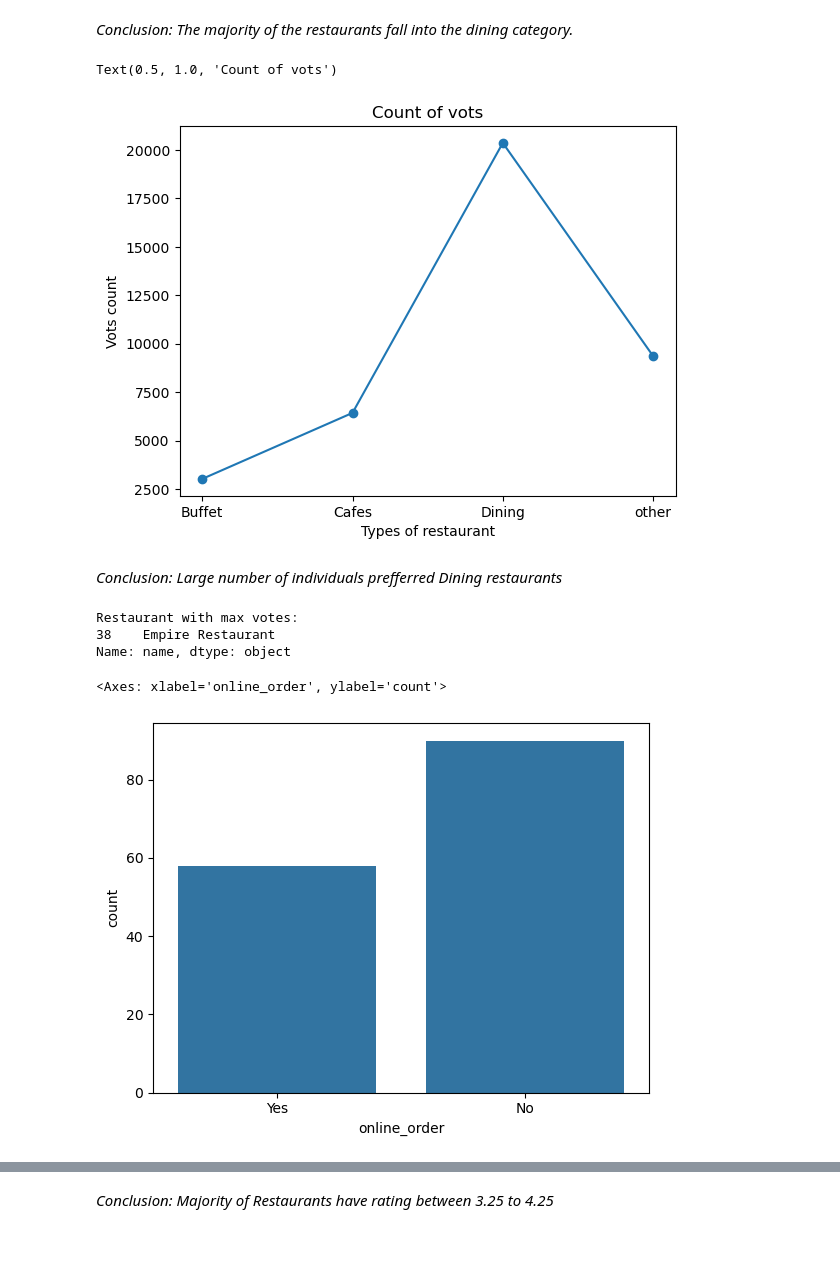
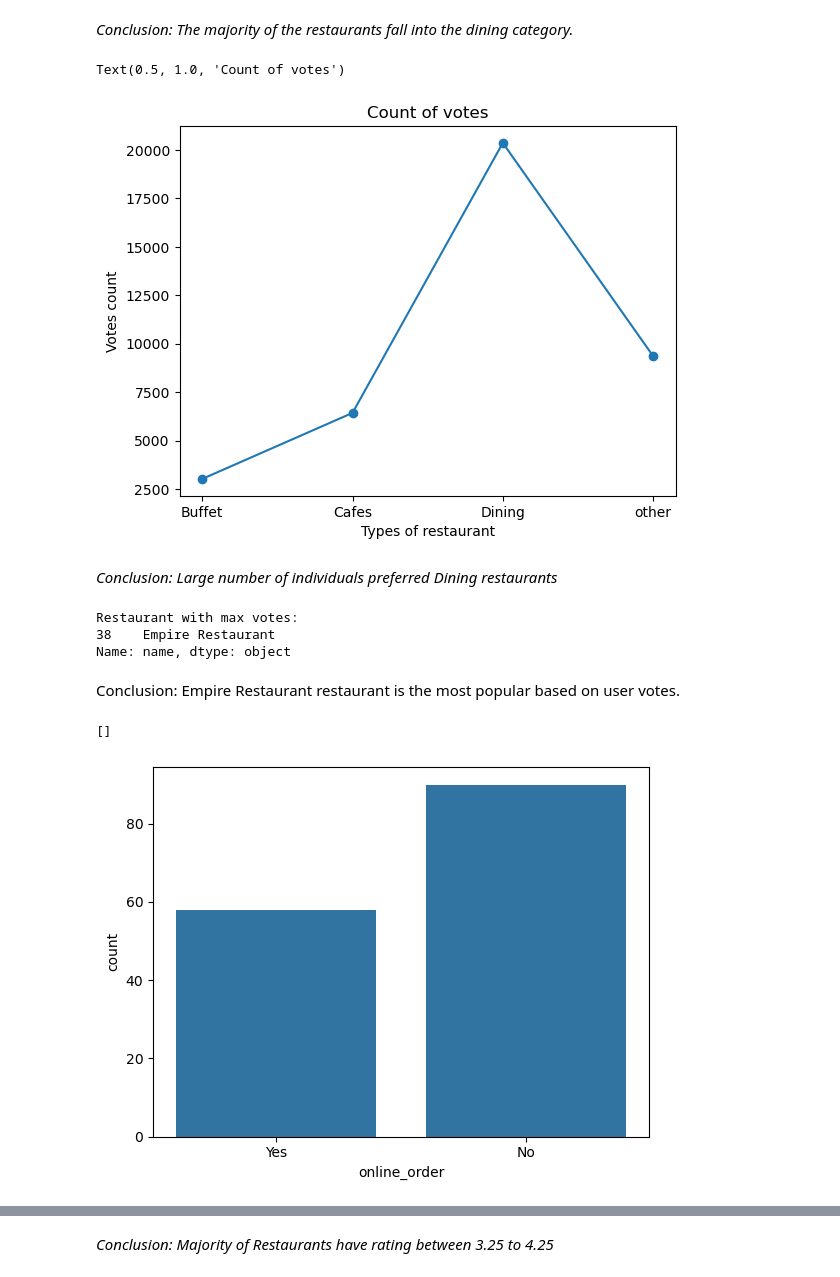
Before and after one commit to codebywolf/Data-Science, a Jupyter notebook: Data Analysis/Zomato/zomato_analysis.ipynb, the cells around one changed output, grey strips where cells are left out. Saved outputs shown, nothing was run; the diff lists cells and outputs as text; code cells hidden in the pictures; blank space fills up the shorter version.

```diff
--- a/Data Analysis/Zomato/zomato_analysis.ipynb
+++ b/Data Analysis/Zomato/zomato_analysis.ipynb
@@ -45,16 +50,17 @@ Text(0.5, 0, 'Types of restaurant')
 # %% [markdown]
 *Conclusion: The majority of the restaurants fall into the dining category.*
 # %%
-# Count of votes
+# --- Analysis 2: Votes by Restaurant Type ---
+# Group votes by restaurant type and plot the results
 grouped_data = df.groupby('listed_in(type)')['votes'].sum()
 result = pd.DataFrame({'votes': grouped_data})
 plt.plot(result, marker='o')
-plt.ylabel("Vots count")
+plt.ylabel("Votes count")
 plt.xlabel("Types of restaurant")
-plt.title("Count of vots")
+plt.title("Count of votes")
 # %% [output]
-Text(0.5, 1.0, 'Count of vots')
+Text(0.5, 1.0, 'Count of votes')
-[figure, old version]
+[figure, new version]
 # %% [markdown]
-*Conclusion: Large number of individuals prefferred Dining restaurants*
+*Conclusion: Large number of individuals preferred Dining restaurants*
 # %%
@@ -67,9 +74,13 @@ print(restaurant_with_max_votes)
 Restaurant with max votes:
 38    Empire Restaurant
 Name: name, dtype: object
+# %% [markdown]
+Conclusion: Empire Restaurant restaurant is the most popular based on user votes.
 # %%
-# Online availability
+# --- Analysis 4: Online Order Availability ---
+# Visualize the availability of online ordering across restaurants
 sns.countplot(x=df['online_order'])
+plt.plot()
 # %% [output]
-<Axes: xlabel='online_order', ylabel='count'>
+[]
 [figure]
```
Also changed, not shown: parts of 14 cells of this notebook.
